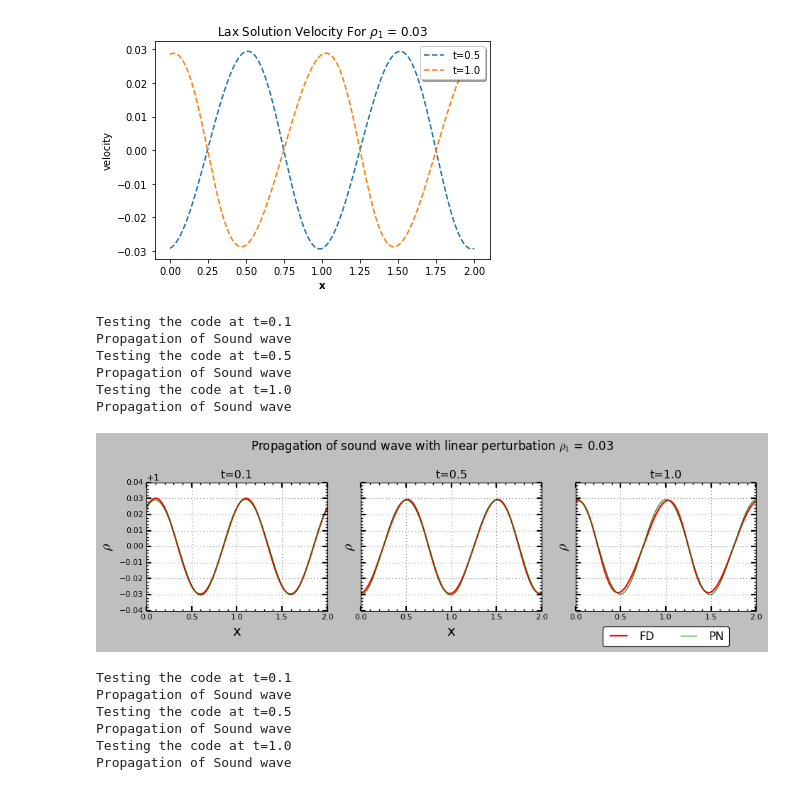
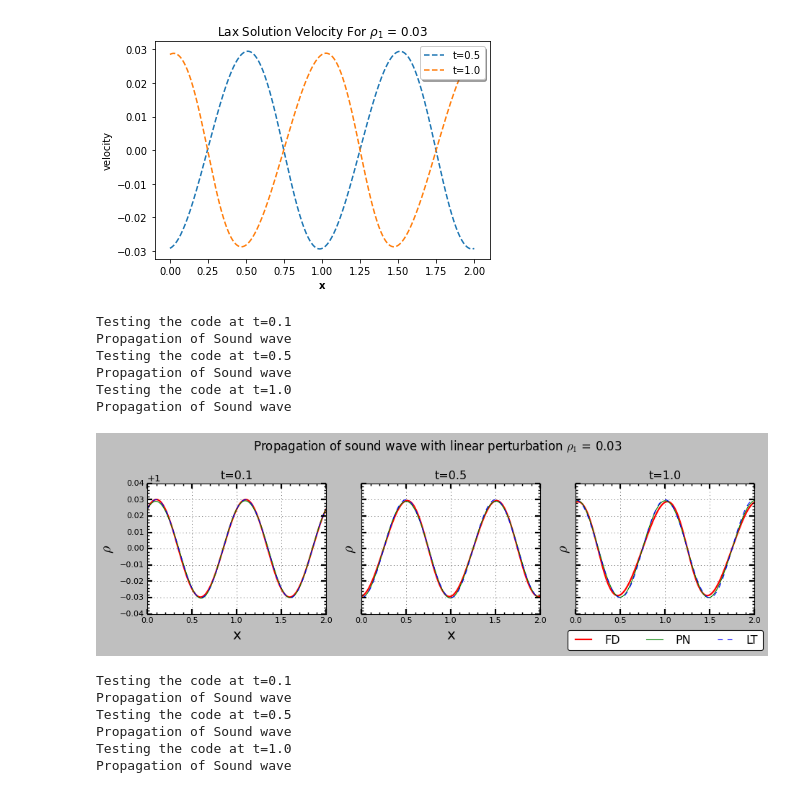
Before and after one commit to sauddy/GRINN, a Jupyter notebook: PINN_HYDRO.ipynb, the cells around one changed output. Cells and saved outputs as stored; diff of their text form; code cells hidden in the pictures.

```diff
--- a/PINN_HYDRO.ipynb
+++ b/PINN_HYDRO.ipynb
@@ -655,39 +655,39 @@ for time, ax in zip(time_array,axes):
     x,rho,v,n = lax_solution(time,lam,num_of_waves,rho_1,isplot=False,animation= True)
     ax.plot(x,rho[n-1,:],color='red',linewidth=2,label="FD")
     ax.plot(X,rho_pred0,'green',linewidth=1,label="PN")
-    # ax.plot(X,rho_LT,'--',linewidth=1,label="LT")
+    ax.plot(X,rho_LT,'--',linewidth=1,label="LT")
     ax.set_title("t={}".format(round(time,2)))
     ax.set_ylabel(r"$\rho$",fontsize = 18)
     # ax.set_ylim(0.96,1.04)
 
     ## To plot the velocity
 
     # ax.plot(x,v[n-1,:],color='yellow',linewidth=2,label="FD")
     # ax.plot(X,v_pred0,'k',label="PN")
     # ax.plot(X,v_LT,'--',linewidth=1,label="LT")
     # ax.set_title("t={}".format(round(time,2)))
     # ax.set_ylabel(r"$v$")
 
     ## Axes settings
     ax.set_xlabel("x",fontsize = 18)
     ax.grid("True")
     ax.minorticks_on()
     ax.tick_params(labelsize=10)
     ax.tick_params(axis='both', which='major',length=6, width=2)
     ax.tick_params(axis='both', which='minor',length=3, width=1.3)
 plt.legend(loc='upper center', bbox_to_anchor=(0.5, -0.08),
           fancybox=True, shadow=False, ncol=3)
 
 plt.tight_layout()
 plt.savefig(output_folder+'/DIFF-PINN-FD-Comp'+str(lam)+'_'+str(num_of_waves)+'_'+str(tmax)+'.png', dpi=300)
 # %% [output]
 Testing the code at t=0.1
 Propagation of Sound wave
 Testing the code at t=0.5
 Propagation of Sound wave
 Testing the code at t=1.0
 Propagation of Sound wave
-[figure, old version]
+[figure, new version]
 # %%
 # fig,axes = plt.subplots(2,3)
 
```
